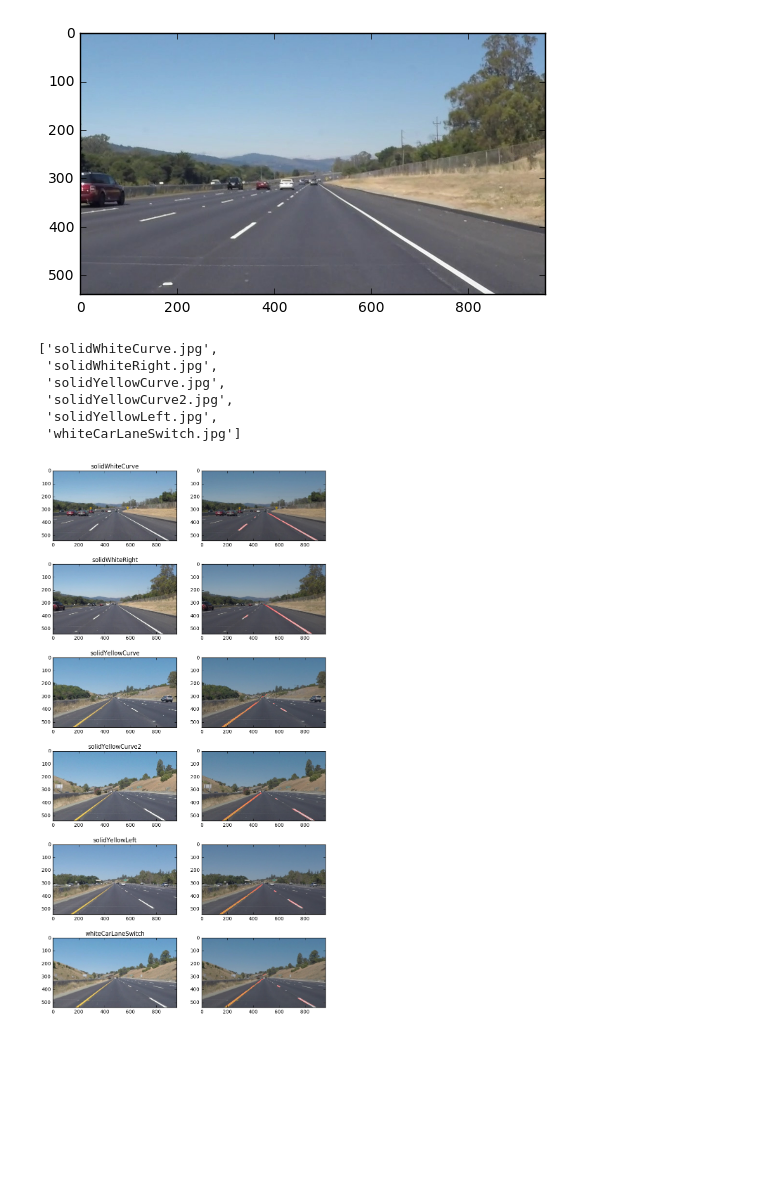
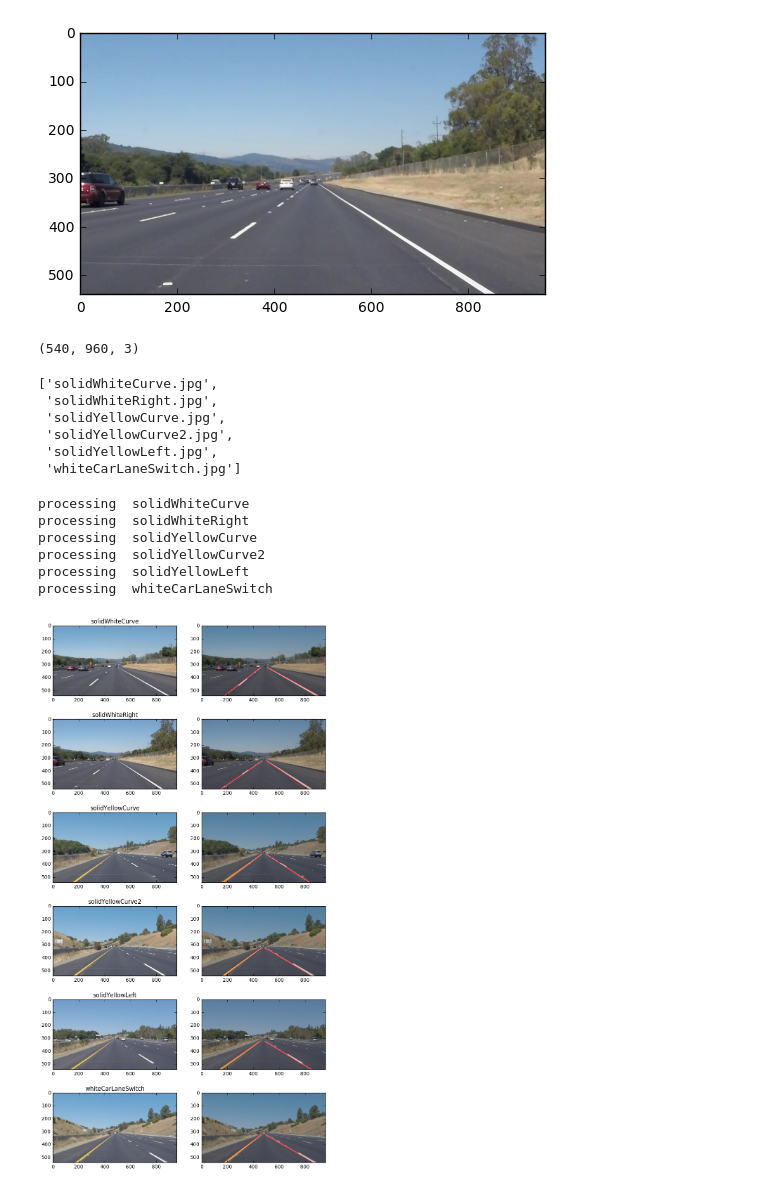
Before and after one commit to itoyjakra/Udacity_CarND, a Jupyter notebook: Term1/Project1/Lane_Detection.ipynb, the cells around one changed output. Saved outputs shown, nothing was run; the diff lists cells and outputs as text; code cells hidden in the pictures; blank space fills up the shorter version.

Commit message:
Lane detection working at a reasonable level, challenge problem needs more work

```diff
--- a/Term1/Project1/Lane_Detection.ipynb
+++ b/Term1/Project1/Lane_Detection.ipynb
@@ -17,6 +17,10 @@ plt.imshow(image)  #call as plt.imshow(gray, cmap='gray') to show a grayscaled i
 This image is: <class 'numpy.ndarray'> with dimesions: (540, 960, 3)
 <matplotlib.image.AxesImage at 0x...>
 [figure]
+# %%
+image.shape
+# %% [output]
+(540, 960, 3)
 # %%
 import math
 
@@ -180,22 +277,25 @@ os.listdir(ImageDir + "test_images/")
  'solidYellowLeft.jpg',
  'whiteCarLaneSwitch.jpg']
 # %%
-def process_image(image, params):
+def process_image(image, params=None):
     # NOTE: The output you return should be a color image (3 channel) for processing video below
     # TODO: put your pipeline here,
     # you should return the final output (image with lines are drawn on lanes)
 
+    if params is None:
+        params = {}
+        params['blur'] = 15 #15
+        params['canny'] = {'low': 20, #20,
+                           'high': 100} #100}
+        params['hough'] = {'rho': 1,
+                           'theta': math.pi/180,
+                           'threshold': 20, #3,
+                           'min_line_len': 50, #10,
+                           'max_line_gap': 50} #50}
     v, h, c = image.shape
     vertices = np.array([[h/2, v/2], [0, v], [h, v]], 'int32')
     #print (vertices)
     result = grayscale(image)
-    #result = color_select(image, 100, 150, 100)
-    #return result
-
-
-    #result = gaussian_blur(result, 15)
-    #result = canny(result, 20, 100)
-    #result = hough_lines(result, 1, math.pi/50, 3, 10, 5)
 
     result = gaussian_blur(result, params['blur'])
     result = canny(result, params['canny']['low'], params['canny']['high'])
@@ -213,26 +313,33 @@ def process_image(image, params):
 # %%
 params = {}
 #params['area'] = {'vertices': }
 params['blur'] = 15
 params['canny'] = {'low': 20,
                    'high': 100}
 params['hough'] = {'rho': 1,
-                   'theta': math.pi/60,
+                   'theta': math.pi/180,
                    'threshold': 3,
                    'min_line_len': 10,
                    'max_line_gap': 5}
 
 
 LookDir = ImageDir + "test_images/"
 n = len(os.listdir(LookDir))
 plt.figure(figsize=[10, 20])
 for i, image_file in enumerate(os.listdir(LookDir)):
+    print ('processing ', str(image_file.split('.')[0]))
     image = mpimg.imread(LookDir + image_file)
     plt.subplot(n, 2, i*2+1)
     plt.imshow(image)
     plt.title(str(image_file.split('.')[0]))
     plt.subplot(n, 2, i*2+2)
     plt.imshow(process_image(image, params), cmap='gray')
     #assert 4==5
 # %% [output]
+processing  solidWhiteCurve
+processing  solidWhiteRight
+processing  solidYellowCurve
+processing  solidYellowCurve2
+processing  solidYellowLeft
+processing  whiteCarLaneSwitch
-[figure, old version]
+[figure, new version]
```
Also changed, not shown: parts of 6 cells of this notebook.
